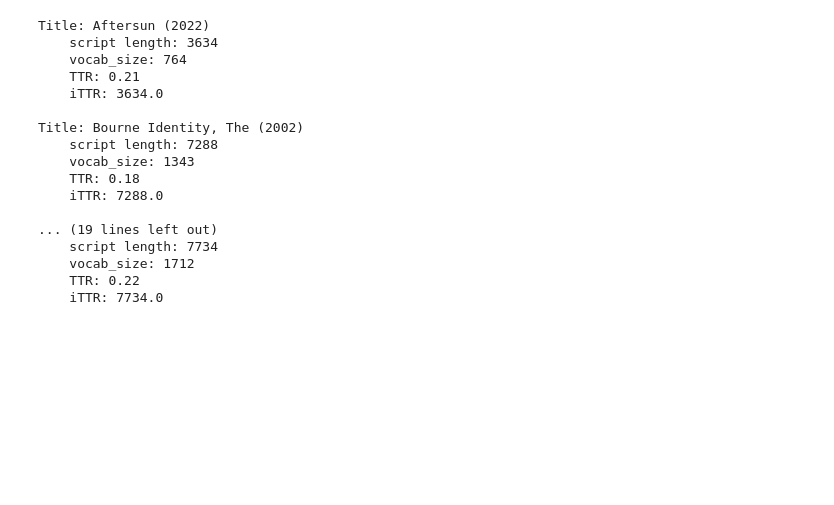
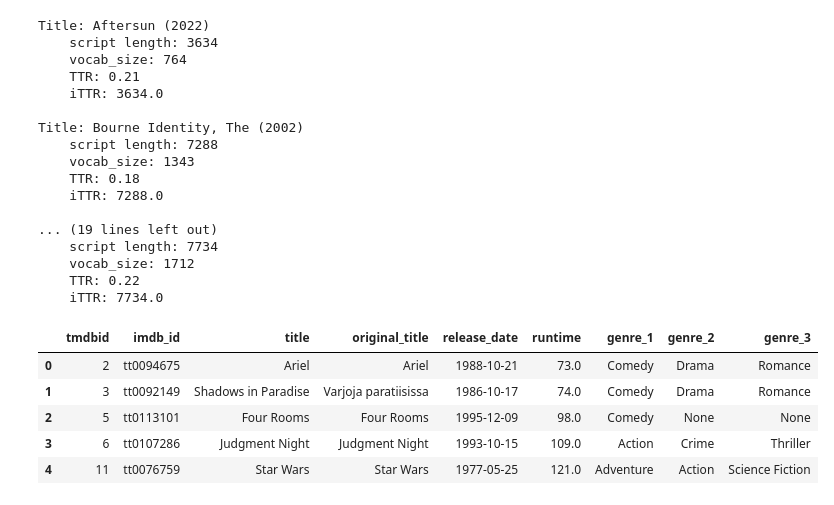
Before and after one commit to oliverramsaygray/film_wizard, a Jupyter notebook: notebooks/josh_scripts_NLP_dev.ipynb, the cells around one changed output. Saved outputs shown, nothing was run; the diff lists cells and outputs as text; code cells hidden in the pictures; blank space fills up the shorter version.

```diff
--- a/notebooks/josh_scripts_NLP_dev.ipynb
+++ b/notebooks/josh_scripts_NLP_dev.ipynb
@@ -14,7 +19,7 @@ df
 |  | Title | Year | Script |
 | 0 | Ocean's Eleven (2001) | 2001 | One con under escort.\n Open gate... |
 # %%
-script = df['Script'][0]
+script = scripts_df['Script'][0]
 # %%
 for punctuation in string.punctuation:
     script = script.replace(punctuation, "")
@@ -176,9 +181,9 @@ def mode_word_length(script):
     return stats.mode(word_lengths)[0]
 # %%
 for filename in my_movies:
-    df = pd.read_csv(f'../raw_data/{filename}')
-    script = df['Script'][0]
-    title = df['Title'][0]
+    scripts_df = pd.read_csv(f'../raw_data/{filename}')
+    script = scripts_df['Script'][0]
+    title = scripts_df['Title'][0]
     print(f'Title: {title}: Mode word length: {mode_word_length(script)}')
 # %% [output]
 Title: Aftersun (2022): Mode word length: 4
@@ -217,9 +222,9 @@ def readability_metrics(script):
     return (fkgl, fre, smog, fog)
 # %%
 for filename in my_movies:
-    df = pd.read_csv(f'../raw_data/{filename}')
-    script = df['Script'][0]
-    title = df['Title'][0]
+    scripts_df = pd.read_csv(f'../raw_data/{filename}')
+    script = scripts_df['Script'][0]
+    title = scripts_df['Title'][0]
 
     (fkgl, fre, smog, fog) = readability_metrics(script)
     print(f'Title: {title}')
@@ -278,9 +283,9 @@ def script_length(script):
     return len(words_clean)
 # %%
 for filename in my_movies:
-    df = pd.read_csv(f'../raw_data/{filename}')
-    script = df['Script'][0]
-    title = df['Title'][0]
+    scripts_df = pd.read_csv(f'../raw_data/{filename}')
+    script = scripts_df['Script'][0]
+    title = scripts_df['Title'][0]
 
     pstr = f'''Title: {title}
     script length: {script_length(script)}
@@ -307,3 +312,32 @@ Title: Bourne Identity, The (2002)
     vocab_size: 1712
     TTR: 0.22
     iTTR: 7734.0
+# %%
+PROJECT_ID = os.getenv("GCP_PROJECT")
+DATASET_ID = os.getenv("BQ_DATASET")
+TABLE_ID = os.getenv("BQ_TABLE")
+
+client = bigquery.Client(project=PROJECT_ID)
+
+query = f"""
+    SELECT tmdbid, imdb_id, title, original_title, release_date, runtime, genre_1, genre_2, genre_3
+    FROM `{PROJECT_ID}.{DATASET_ID}.{TABLE_ID}`
+"""
+
+LOCAL_DATA_PATH = os.path.join(os.path.expanduser('~'), "code", "oliverramsaygray", "film_wizard", "raw_data")
+cache_path = Path(LOCAL_DATA_PATH).joinpath(f"movie_lens_title_duration_genres.csv")
+
+if not cache_path.is_file():
+    movie_lens_df = client.query(query).to_dataframe()
+    movie_lens_df.to_csv('../raw_data/movie_lens_title_duration_genres.csv', index=False)
+else:
+    movie_lens_df = pd.read_csv(cache_path)
+
+movie_lens_df.head()
+# %% [output]
+|  | tmdbid | imdb_id | title | original_title | release_date | runtime | genre_1 | genre_2 | genre_3 |
+| 0 | 2 | tt0094675 | Ariel | Ariel | 1988-10-21 | 73.0 | Comedy | Drama | Romance |
+| 1 | 3 | tt0092149 | Shadows in Paradise | Varjoja paratiisissa | 1986-10-17 | 74.0 | Comedy | Drama | Romance |
+| 2 | 5 | tt0113101 | Four Rooms | Four Rooms | 1995-12-09 | 98.0 | Comedy | None | None |
+| 3 | 6 | tt0107286 | Judgment Night | Judgment Night | 1993-10-15 | 109.0 | Action | Crime | Thriller |
+| 4 | 11 | tt0076759 | Star Wars | Star Wars | 1977-05-25 | 121.0 | Adventure | Action | Science Fiction |
```
Also changed, not shown: parts of 27 cells of this notebook, 3 other files.
